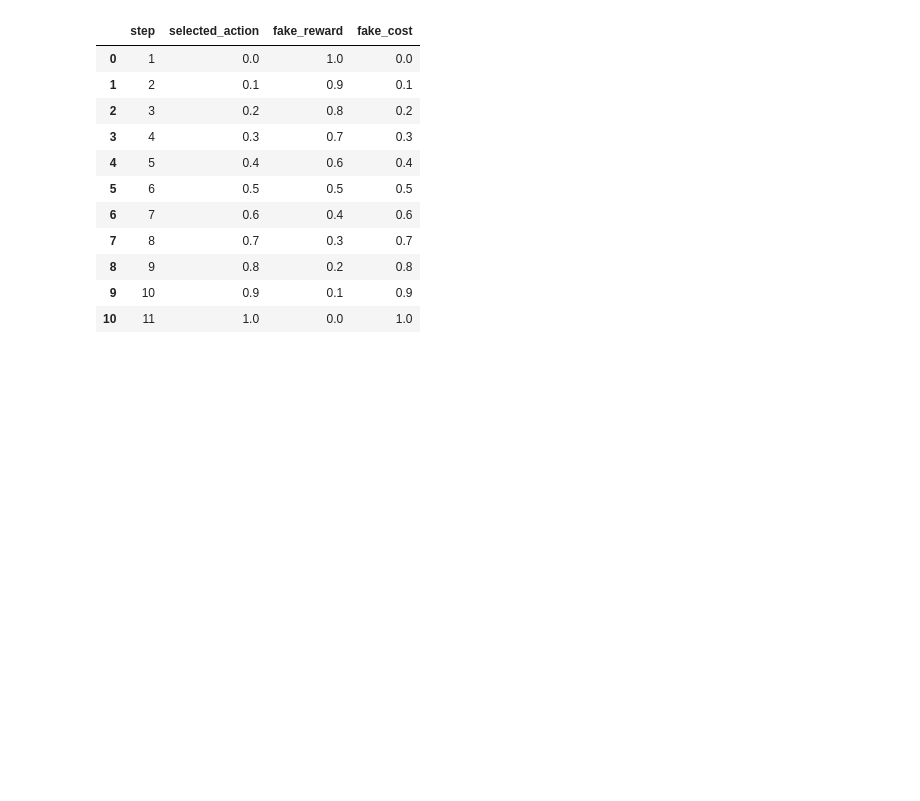
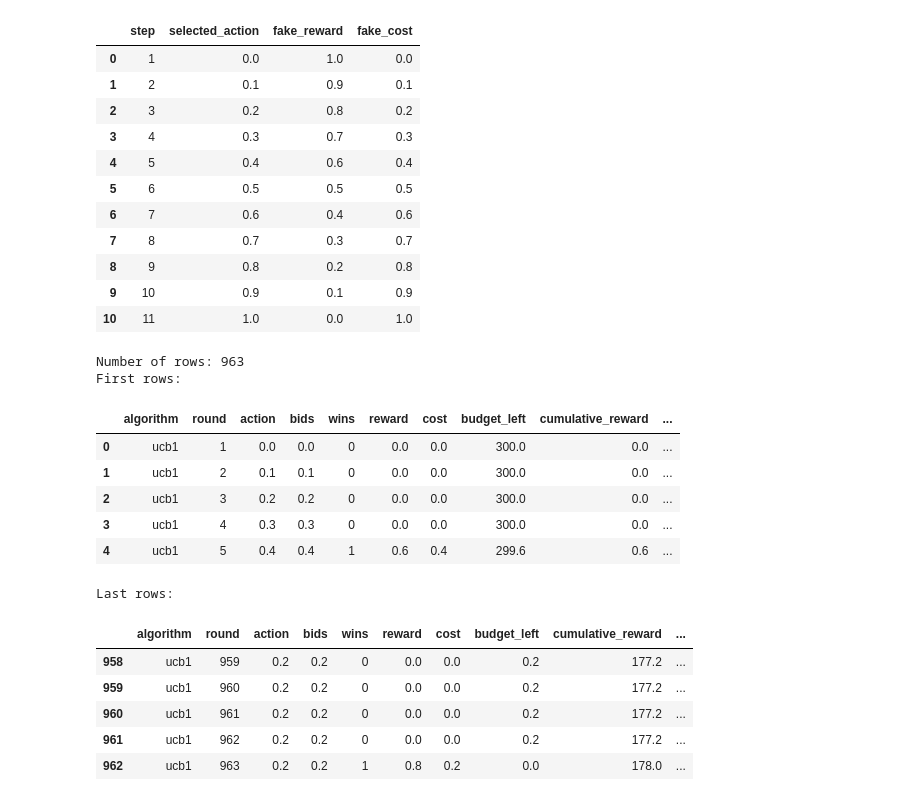
Before and after one commit to FoadZahediLabaf/OnlineAdvertisingBiddingStrategy, a Jupyter notebook: notebooks/req1_single_campaign.ipynb, the cells around one changed output. Drawn from its saved outputs; the diff is of its cells as text; code cells hidden in the pictures; blank space fills up the shorter version.

```diff
--- a/notebooks/req1_single_campaign.ipynb
+++ b/notebooks/req1_single_campaign.ipynb
@@ -421,3 +421,42 @@ Budget left after fake updates:
 | 8 | 9 | 0.8 | 0.2 | 0.8 |
 | 9 | 10 | 0.9 | 0.1 | 0.9 |
 | 10 | 11 | 1.0 | 0.0 | 1.0 |
+# %%
+ucb1 = UCB1(actions=bids, horizon=horizon)
+
+ucb1_rows = run_algorithm(
+    algorithm_name="ucb1",
+    learner=ucb1,
+    value=value,
+    initial_budget=initial_budget,
+    horizon=horizon,
+    random_seed=random_seed,
+    min_competing_bid=min_competing_bid,
+    max_competing_bid=max_competing_bid,
+    benchmark_reward_per_round=ucb1_benchmark,
+)
+
+ucb1_df = pd.DataFrame(ucb1_rows)
+
+print("Number of rows:", len(ucb1_df))
+print("First rows:")
+display(ucb1_df.head())
+
+print("\nLast rows:")
+display(ucb1_df.tail())
+# %% [output]
+Number of rows: 963
+First rows:
+|  | algorithm | round | action | bids | wins | reward | cost | budget_left | cumulative_reward | ... |
+| 0 | ucb1 | 1 | 0.0 | 0.0 | 0 | 0.0 | 0.0 | 300.0 | 0.0 | ... |
+| 1 | ucb1 | 2 | 0.1 | 0.1 | 0 | 0.0 | 0.0 | 300.0 | 0.0 | ... |
+| 2 | ucb1 | 3 | 0.2 | 0.2 | 0 | 0.0 | 0.0 | 300.0 | 0.0 | ... |
+| 3 | ucb1 | 4 | 0.3 | 0.3 | 0 | 0.0 | 0.0 | 300.0 | 0.0 | ... |
+| 4 | ucb1 | 5 | 0.4 | 0.4 | 1 | 0.6 | 0.4 | 299.6 | 0.6 | ... |
+Last rows:
+|  | algorithm | round | action | bids | wins | reward | cost | budget_left | cumulative_reward | ... |
+| 958 | ucb1 | 959 | 0.2 | 0.2 | 0 | 0.0 | 0.0 | 0.2 | 177.2 | ... |
+| 959 | ucb1 | 960 | 0.2 | 0.2 | 0 | 0.0 | 0.0 | 0.2 | 177.2 | ... |
+| 960 | ucb1 | 961 | 0.2 | 0.2 | 0 | 0.0 | 0.0 | 0.2 | 177.2 | ... |
+| 961 | ucb1 | 962 | 0.2 | 0.2 | 0 | 0.0 | 0.0 | 0.2 | 177.2 | ... |
+| 962 | ucb1 | 963 | 0.2 | 0.2 | 1 | 0.8 | 0.2 | 0.0 | 178.0 | ... |
```
Also changed, not shown: parts of 10 cells of this notebook, 5 other files.
